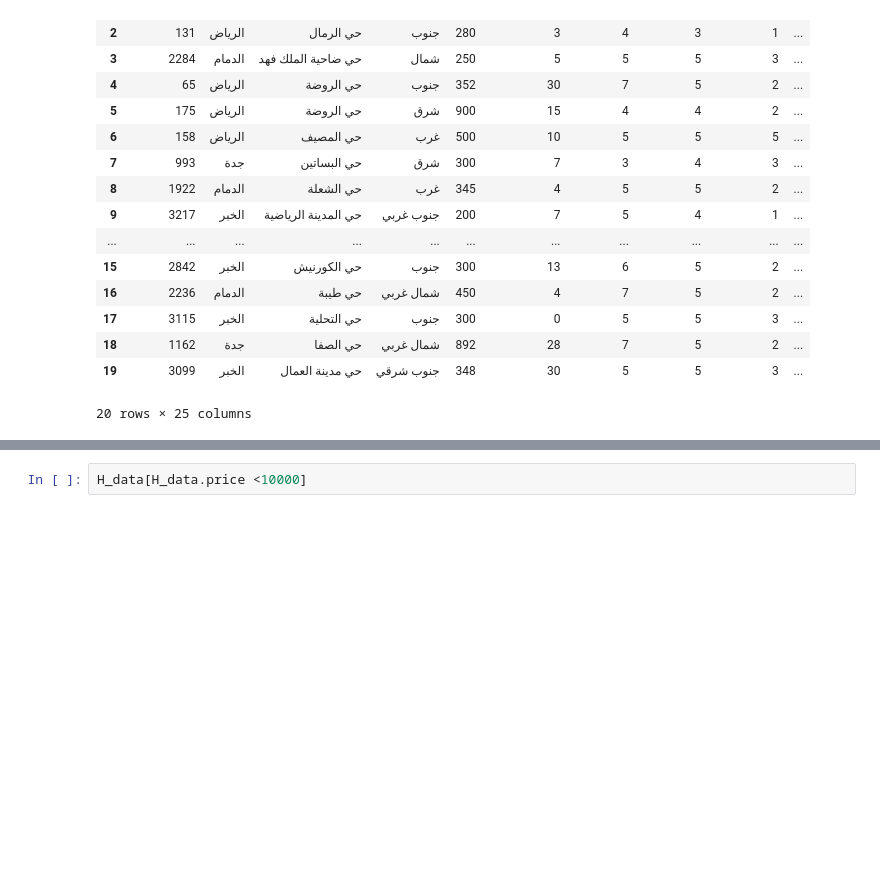
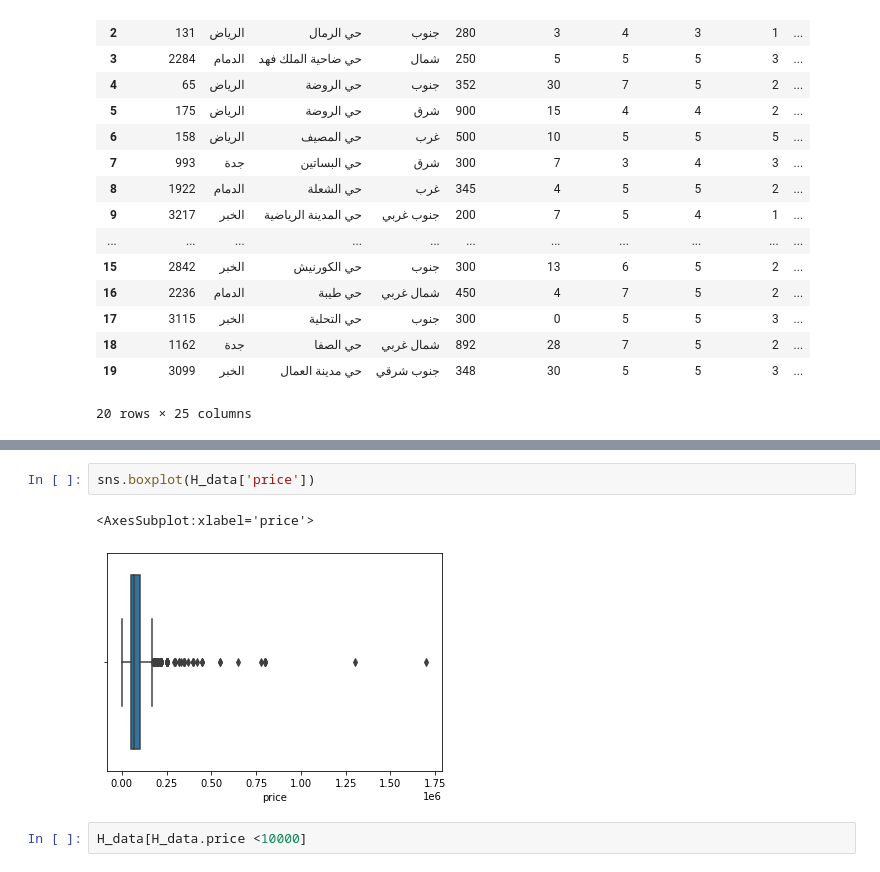
Before and after one commit to novr1512/saudi_aqar_price_prediction, a Jupyter notebook: Housing_EDA.ipynb, the cells around one changed output, grey strips where cells are left out. Drawn from its saved outputs; the diff is of its cells as text; blank space fills up the shorter version.

```diff
--- a/Housing_EDA.ipynb
+++ b/Housing_EDA.ipynb
@@ -87,3 +96,8 @@ H_data.head(20)
+# %%
+sns.boxplot(H_data['price'])
+# %% [output]
+<AxesSubplot:xlabel='price'>
+[figure, added]
 # %%
 H_data[H_data.price <10000]
 # %% [output]
```
Also changed, not shown: parts of 2 cells of this notebook, 2 other files.
